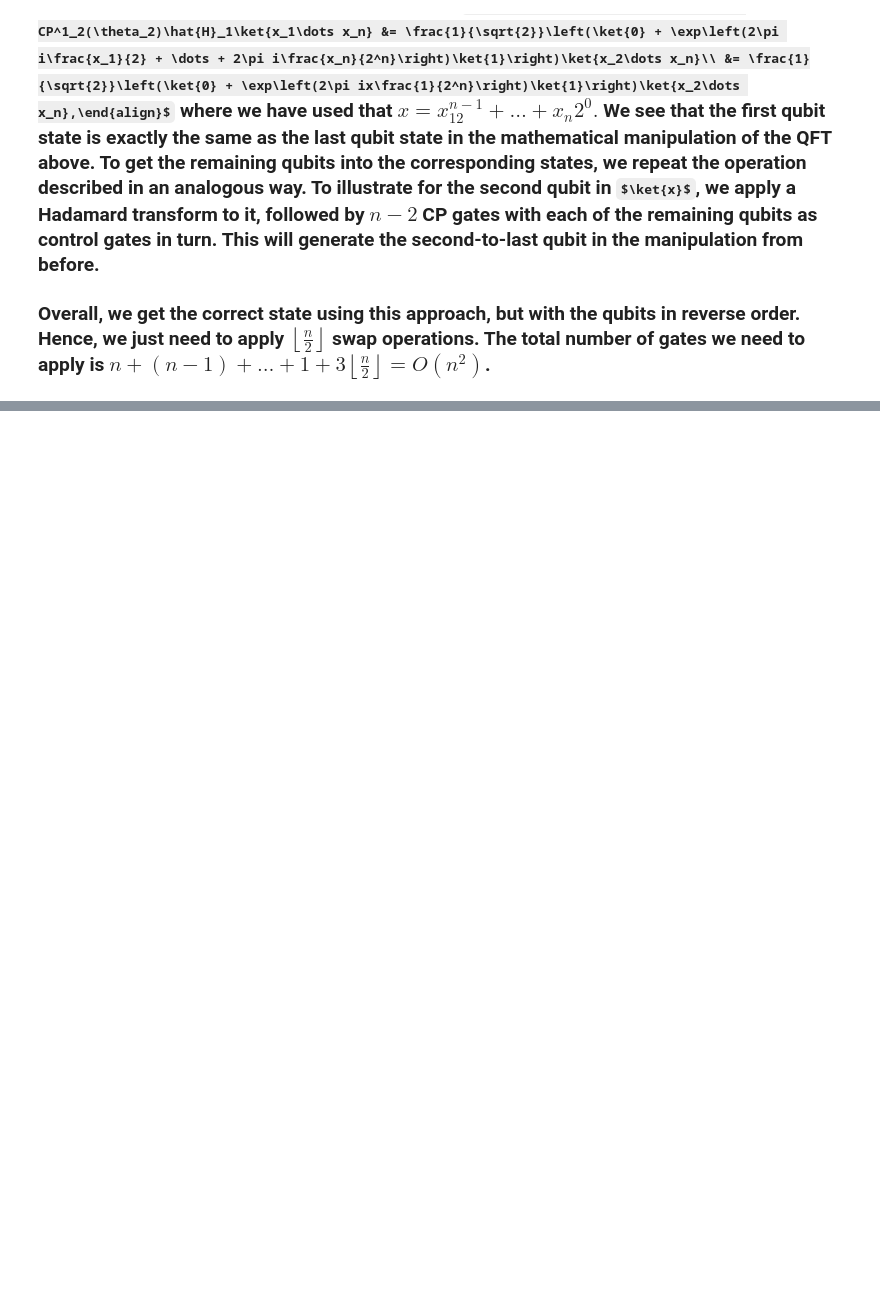
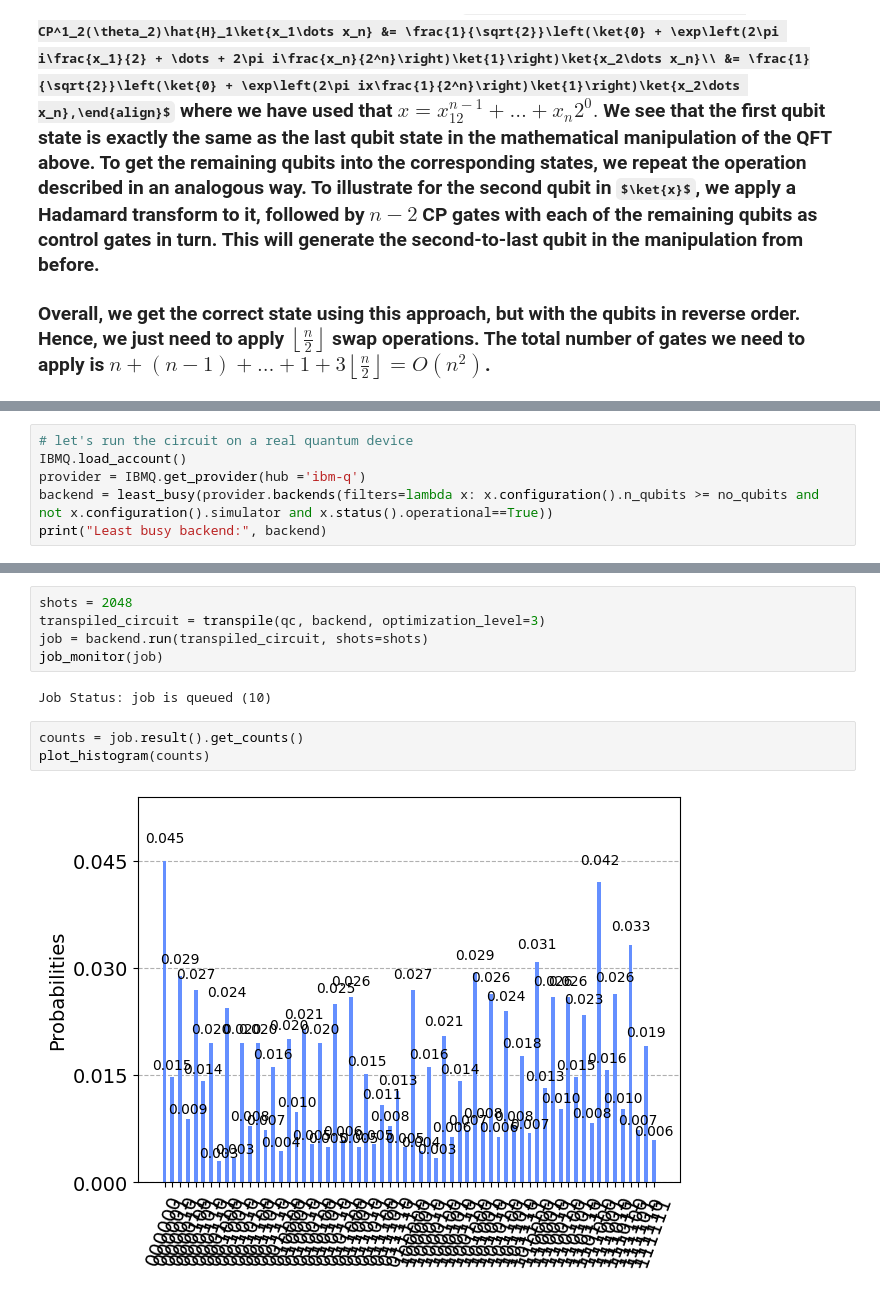
Before and after one commit to nikola2024/qiskit, a Jupyter notebook: quantum_fourier_transform.ipynb, the cells around one changed output, grey strips where cells are left out. Saved outputs shown, nothing was run; the diff lists cells and outputs as text; some formulas as TeX source; blank space fills up the shorter version.

```diff
--- a/quantum_fourier_transform.ipynb
+++ b/quantum_fourier_transform.ipynb
@@ -18,0 +91,6 @@
+# %%
+# let's run the circuit on a real quantum device
+IBMQ.load_account()
+provider = IBMQ.get_provider(hub ='ibm-q')
+backend = least_busy(provider.backends(filters=lambda x: x.configuration().n_qubits >= no_qubits and not x.configuration().simulator and x.status().operational==True))
+print("Least busy backend:", backend)
@@ -18,0 +100,12 @@
+# %%
+shots = 2048
+transpiled_circuit = transpile(qc, backend, optimization_level=3)
+job = backend.run(transpiled_circuit, shots=shots)
+job_monitor(job)
+# %% [output]
+Job Status: job is queued (10)
+# %%
+counts = job.result().get_counts()
+plot_histogram(counts)
+# %% [output]
+[figure, added]
```
Also changed, not shown: parts of 8 cells of this notebook.
